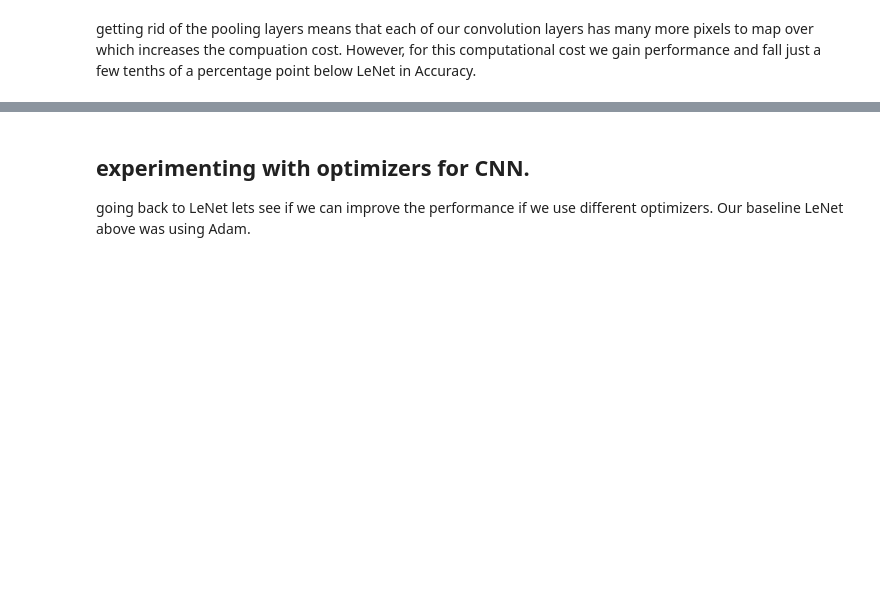
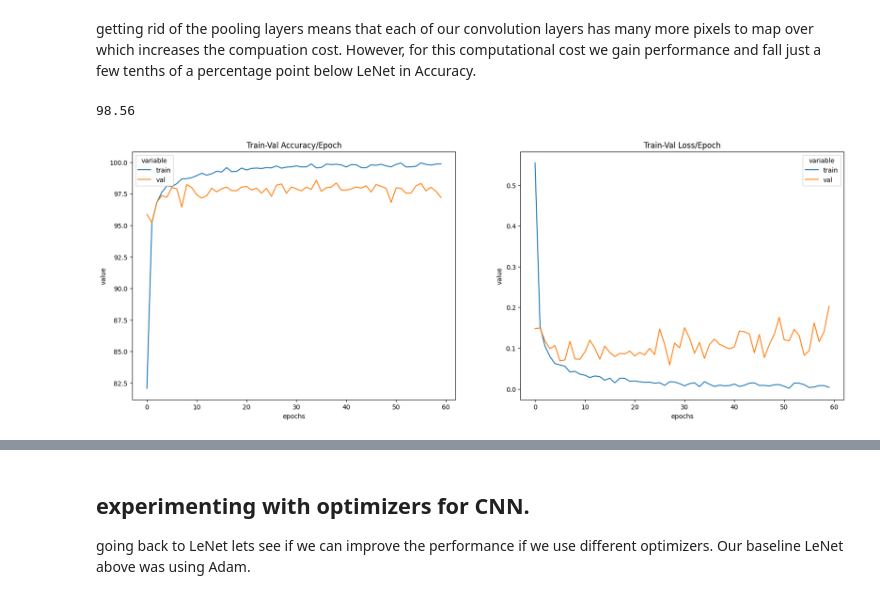
Before and after one commit to ttourneux/Final-Project, a Jupyter notebook: Assignment_3A.ipynb, the cells around one changed output, grey strips where cells are left out. Cells and saved outputs as stored; diff of their text form; code cells hidden in the pictures; blank space fills up the shorter version.

```diff
--- a/Assignment_3A.ipynb
+++ b/Assignment_3A.ipynb
@@ -395,7 +394,7 @@ def multi_acc(y_pred, y_test):
 
 def train_loop(model,criterion, optimizer,BATCH_SIZE,
                display = True,  EPOCHS = 10, ):
-  best_model = model
+  best_model_state = copy.deepcopy(model.state_dict())
 
   #BATCH_SIZE = 16
   train_loader = DataLoader(dataset = mnist_train, batch_size = BATCH_SIZE)
@@ -458,13 +457,15 @@ def train_loop(model,criterion, optimizer,BATCH_SIZE,
 
     ## save the best model
     if max(accuracy_stats['val'])< val_epoch_acc:
-      best_model =
+      best_model_state = copy.deepcopy(model.state_dict())
 
     loss_stats['train'].append(train_epoch_loss/len(train_loader))
     loss_stats['val'].append(val_epoch_loss/len(val_loader))
     accuracy_stats['train'].append(train_epoch_acc/len(train_loader))
     accuracy_stats['val'].append(val_epoch_acc/len(val_loader))
 
+  return model.load_state_dict(best_model_state)
+
 #train_loop(model,train_loader, val_loader, criterion, optimizer,EPOCHS = 10)
 # %%
 # Create dataframes
@@ -1599,24 +1507,27 @@ getting rid of the pooling layers means that each of our convolution layers has
 # %%
 accuracy_stats = {
     'train': [],
     "val": []
 }
 loss_stats = {
     'train': [],
     "val": []
 }
 
 model = TheoNet5()## we are just working with MNIST data for now
 model.to(device)
 
 criterion = nn.CrossEntropyLoss()
 optimizer = torch.optim.Adam(model.parameters(), lr = .001)##torch.nn.CrossEntropyLoss()
 BATCH_SIZE = 16
 
-train_loop(model,criterion, optimizer,BATCH_SIZE = BATCH_SIZE,EPOCHS = 100, )
+trained_theoNet5 = train_loop(model,criterion, optimizer,BATCH_SIZE = BATCH_SIZE,EPOCHS = 60, )
 
 plot_scores(accuracy_stats,loss_stats)
 print(max(accuracy_stats['val']))
+# %% [output]
+98.56
+[figure, added]
 # %%
 accuracy_stats = {
     'train': [],
```
Also changed, not shown: parts of 29 cells of this notebook.
